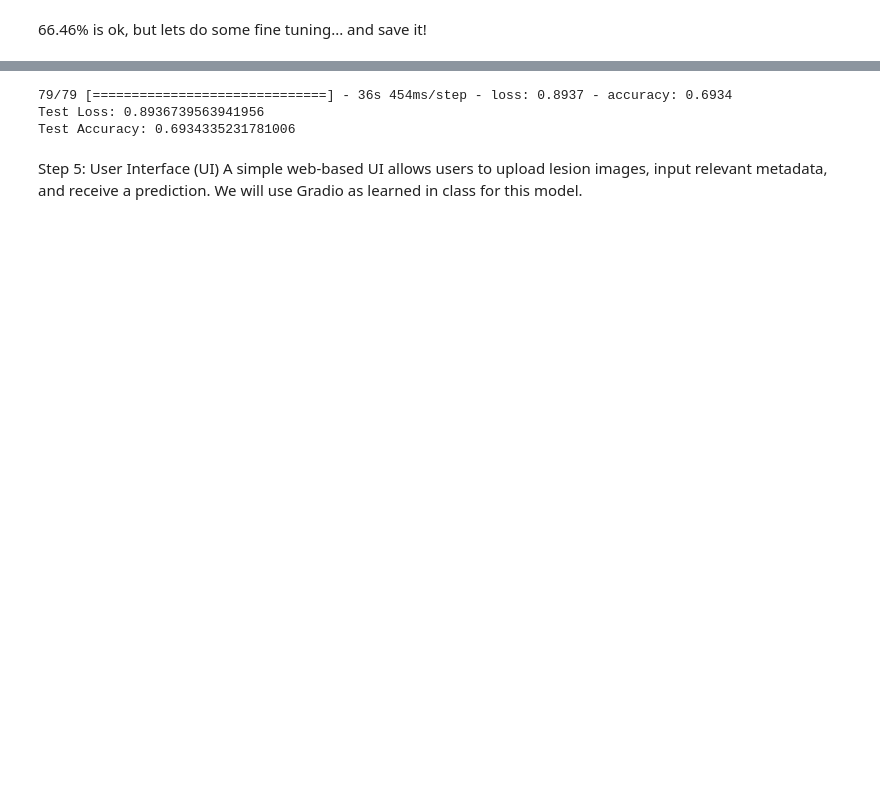
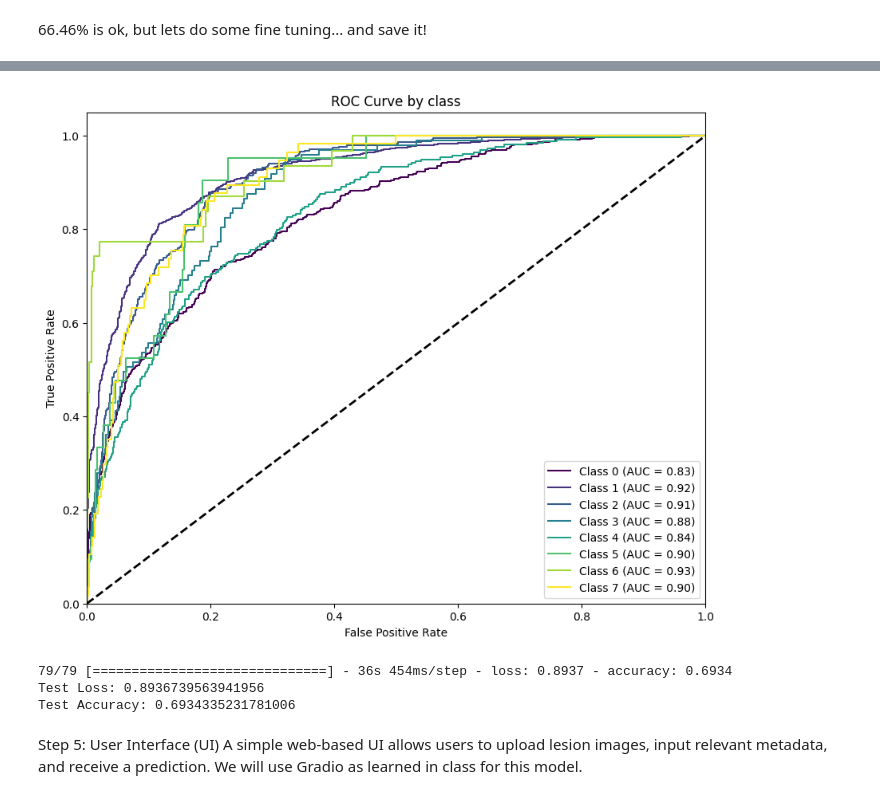
Before and after one commit to jkranyak/Skin_cancer_imaging_interface, a Jupyter notebook: project3.ipynb, the cells around one changed output, grey strips where cells are left out. Saved outputs shown, nothing was run; the diff lists cells and outputs as text; code cells hidden in the pictures; blank space fills up the shorter version.

```diff
--- a/project3.ipynb
+++ b/project3.ipynb
@@ -600,3 +770,44 @@ Epoch 3: early stopping
+# %%
+import numpy as np
+from sklearn.metrics import roc_curve, auc
+import matplotlib.pyplot as plt
+
+# Ensure that true_labels is a 1D array of class indices
+if len(true_labels.shape) > 1:
+    true_labels = np.argmax(true_labels, axis=1)
+
+# Ensure predictions are probabilities
+if predictions.shape[1] == len(np.unique(true_labels)):
+    print("Predictions appear to be properly formatted.")
+
+n_classes = len(np.unique(true_labels))
+fpr = {}
+tpr = {}
+roc_auc = {}
+
+for i in range(n_classes):
+    # Isolate the probabilities for the current class
+    class_probs = predictions[:, i]
+    # Create a binary outcome for this class
+    class_true = (true_labels == i).astype(int)
+    fpr[i], tpr[i], _ = roc_curve(class_true, class_probs)
+    roc_auc[i] = auc(fpr[i], tpr[i])
+
+# Plot ROC curves
+plt.figure(figsize=(10, 8))
+colors = plt.cm.viridis(np.linspace(0, 1, n_classes))
+for i in range(n_classes):
+    plt.plot(fpr[i], tpr[i], color=colors[i], label=f'Class {i} (AUC = {roc_auc[i]:.2f})')
+plt.plot([0, 1], [0, 1], 'k--', lw=2)
+plt.xlim([0.0, 1.0])
+plt.ylim([0.0, 1.05])
+plt.xlabel('False Positive Rate')
+plt.ylabel('True Positive Rate')
+plt.title('ROC Curve by class')
+plt.legend(loc="lower right")
+plt.show()
+# %% [output]
+[figure, added]
 # %%
 test_loss, test_accuracy = model.evaluate(test_gen, steps=len(test_gen))
 print("Test Loss:", test_loss)
```
Also changed, not shown: parts of 21 cells of this notebook.
